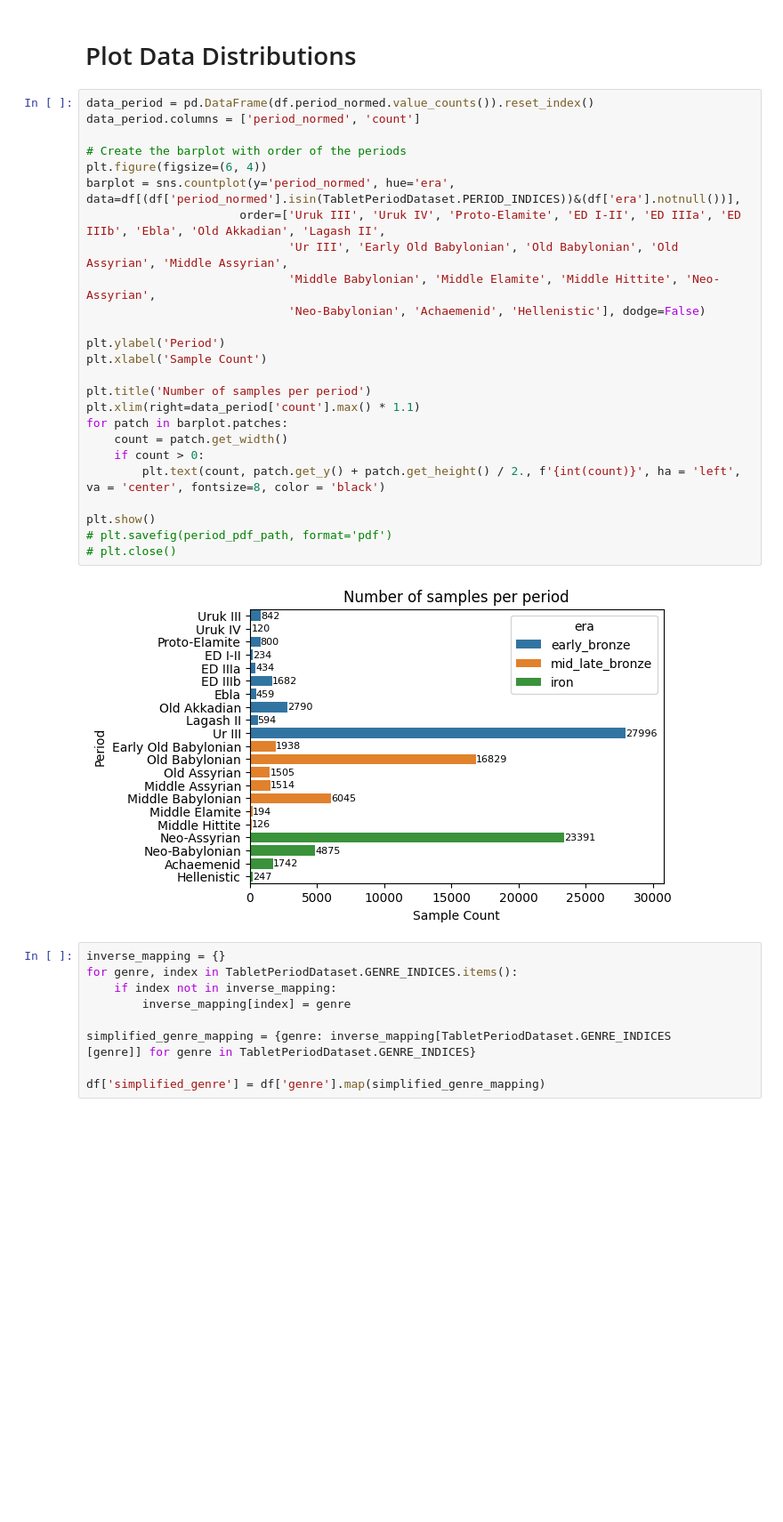
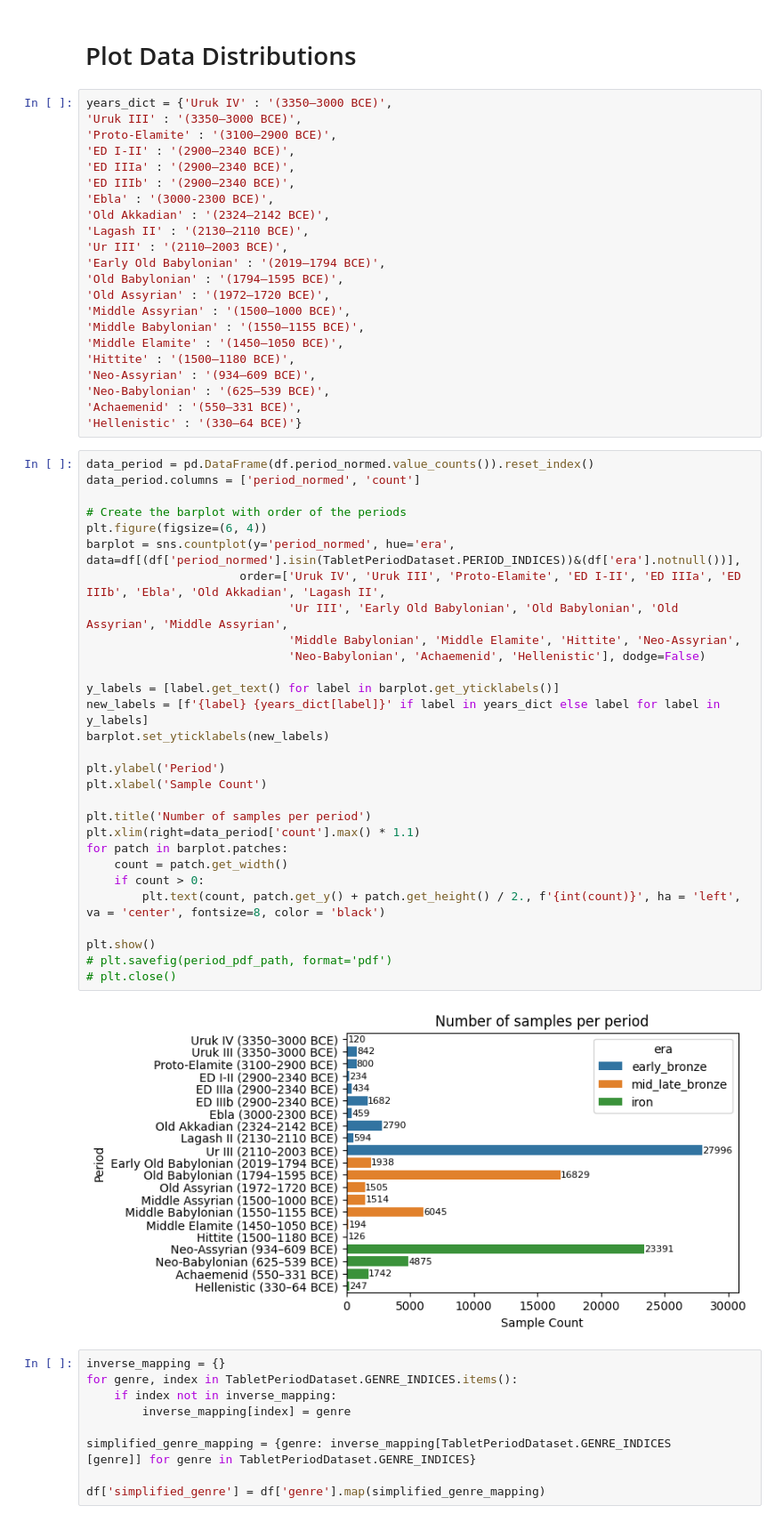
Before and after one commit to daniellekap/ShapingHistory, a Jupyter notebook: 2. explore scraped data.ipynb, the cells around one changed output. Shown at 89% size. Cells and saved outputs as stored; diff of their text form; blank space fills up the shorter version.

Commit message:
minor changes to a few plots for paper

```diff
--- a/2. explore scraped data.ipynb
+++ b/2. explore scraped data.ipynb
@@ -81,33 +81,59 @@ len(IMG_FNS), df_img.shape[0]
 (94936, 94357)
 # %% [markdown]
 # Plot Data Distributions
+# %%
+years_dict = {'Uruk IV' : '(3350–3000 BCE)',
+'Uruk III' : '(3350–3000 BCE)',
+'Proto-Elamite' : '(3100–2900 BCE)',
+'ED I-II' : '(2900–2340 BCE)',
+'ED IIIa' : '(2900–2340 BCE)',
+'ED IIIb' : '(2900–2340 BCE)',
+'Ebla' : '(3000-2300 BCE)',
+'Old Akkadian' : '(2324–2142 BCE)',
+'Lagash II' : '(2130–2110 BCE)',
+'Ur III' : '(2110–2003 BCE)',
+'Early Old Babylonian' : '(2019–1794 BCE)',
+'Old Babylonian' : '(1794–1595 BCE)',
+'Old Assyrian' : '(1972–1720 BCE)',
+'Middle Assyrian' : '(1500–1000 BCE)',
+'Middle Babylonian' : '(1550–1155 BCE)',
+'Middle Elamite' : '(1450–1050 BCE)',
+'Hittite' : '(1500–1180 BCE)',
+'Neo-Assyrian' : '(934–609 BCE)',
+'Neo-Babylonian' : '(625–539 BCE)',
+'Achaemenid' : '(550–331 BCE)',
+'Hellenistic' : '(330–64 BCE)'}
 # %%
 data_period = pd.DataFrame(df.period_normed.value_counts()).reset_index()
 data_period.columns = ['period_normed', 'count']
 
 # Create the barplot with order of the periods
 plt.figure(figsize=(6, 4))
 barplot = sns.countplot(y='period_normed', hue='era', data=df[(df['period_normed'].isin(TabletPeriodDataset.PERIOD_INDICES))&(df['era'].notnull())],
-                      order=['Uruk III', 'Uruk IV', 'Proto-Elamite', 'ED I-II', 'ED IIIa', 'ED IIIb', 'Ebla', 'Old Akkadian', 'Lagash II',
+                      order=['Uruk IV', 'Uruk III', 'Proto-Elamite', 'ED I-II', 'ED IIIa', 'ED IIIb', 'Ebla', 'Old Akkadian', 'Lagash II',
                              'Ur III', 'Early Old Babylonian', 'Old Babylonian', 'Old Assyrian', 'Middle Assyrian',
-                             'Middle Babylonian', 'Middle Elamite', 'Middle Hittite', 'Neo-Assyrian',
+                             'Middle Babylonian', 'Middle Elamite', 'Hittite', 'Neo-Assyrian',
                              'Neo-Babylonian', 'Achaemenid', 'Hellenistic'], dodge=False)
+
+y_labels = [label.get_text() for label in barplot.get_yticklabels()]
+new_labels = [f'{label} {years_dict[label]}' if label in years_dict else label for label in y_labels]
+barplot.set_yticklabels(new_labels)
 
 plt.ylabel('Period')
 plt.xlabel('Sample Count')
 
 plt.title('Number of samples per period')
 plt.xlim(right=data_period['count'].max() * 1.1)
 for patch in barplot.patches:
     count = patch.get_width()
     if count > 0:
         plt.text(count, patch.get_y() + patch.get_height() / 2., f'{int(count)}', ha = 'left', va = 'center', fontsize=8, color = 'black')
 
 plt.show()
 # plt.savefig(period_pdf_path, format='pdf')
 # plt.close()
 # %% [output]
-[figure, old version]
+[figure, new version]
 # %%
 inverse_mapping = {}
 for genre, index in TabletPeriodDataset.GENRE_INDICES.items():
```
Also changed, not shown: parts of 1 cell of this notebook, 13 other files.
